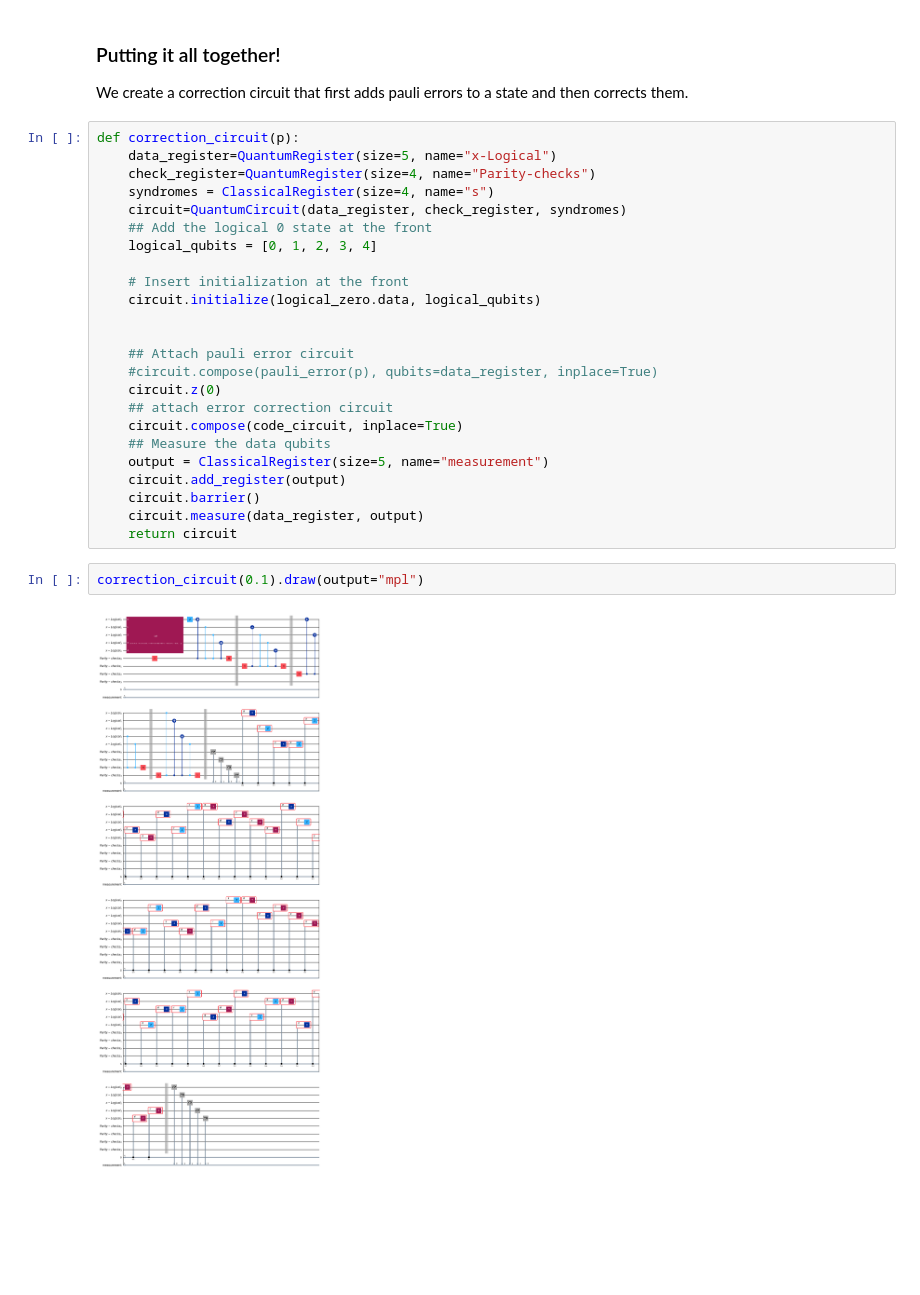
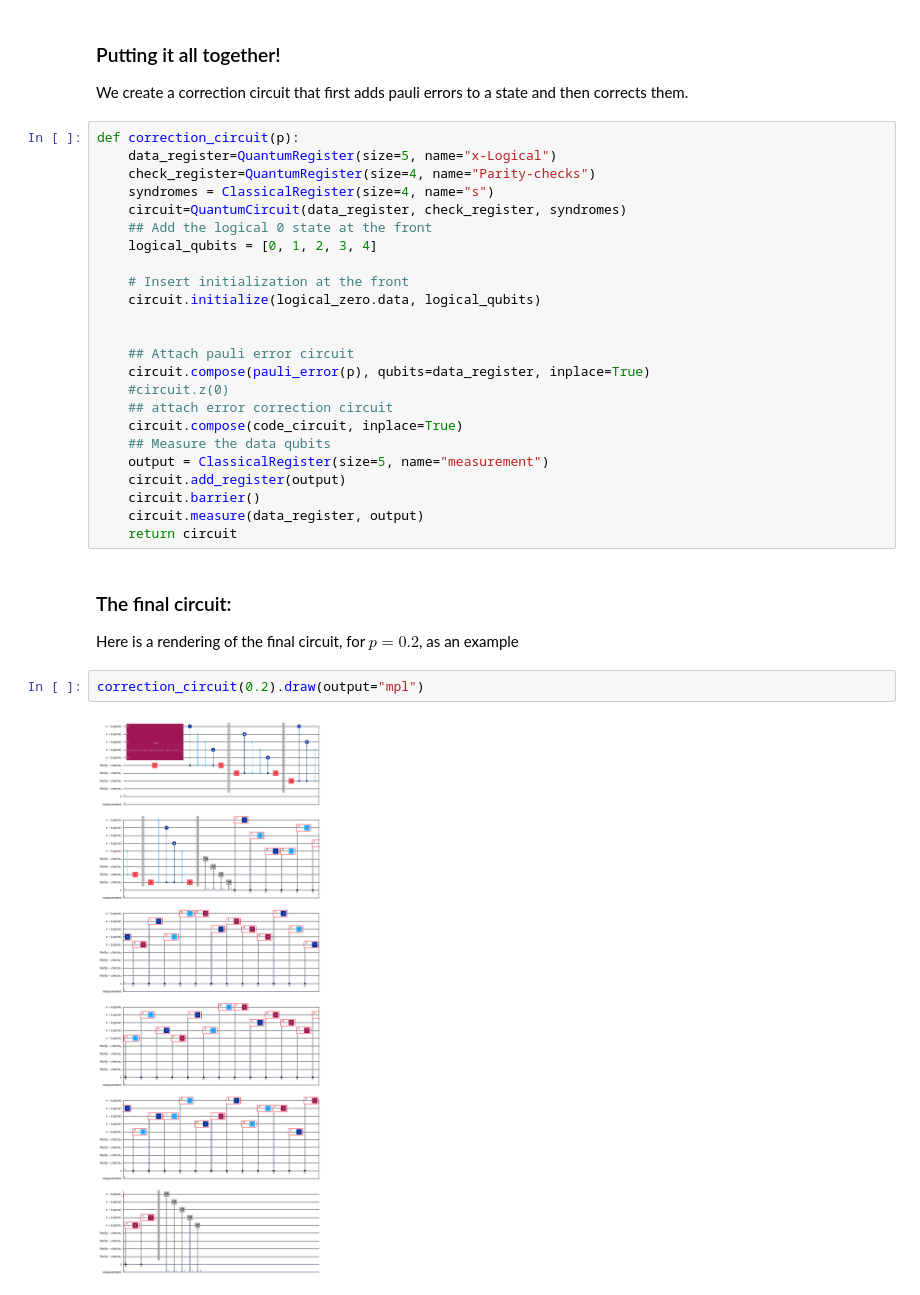
Before and after one commit to adarsh-srinivasan/5-qubit-code, a Jupyter notebook: Quantum-Error-Correction.ipynb, the cells around one changed output. Cells and saved outputs as stored; diff of their text form; blank space fills up the shorter version.

```diff
--- a/Quantum-Error-Correction.ipynb
+++ b/Quantum-Error-Correction.ipynb
@@ -283,8 +281,8 @@ def correction_circuit(p):
 
 
     ## Attach pauli error circuit
-    #circuit.compose(pauli_error(p), qubits=data_register, inplace=True)
-    circuit.z(0)
+    circuit.compose(pauli_error(p), qubits=data_register, inplace=True)
+    #circuit.z(0)
     ## attach error correction circuit
     circuit.compose(code_circuit, inplace=True)
     ## Measure the data qubits
@@ -293,10 +291,14 @@ def correction_circuit(p):
     circuit.barrier()
     circuit.measure(data_register, output)
     return circuit
+# %% [markdown]
+### The final circuit:
+
+Here is a rendering of the final circuit, for $p=0.2$, as an example
 # %%
-correction_circuit(0.1).draw(output="mpl")
+correction_circuit(0.2).draw(output="mpl")
 # %% [output]
-[figure, old version]
+[figure, new version]
 # %% [markdown]
 ### Final part: testing!
 
```
Also changed, not shown: parts of 11 cells of this notebook.
